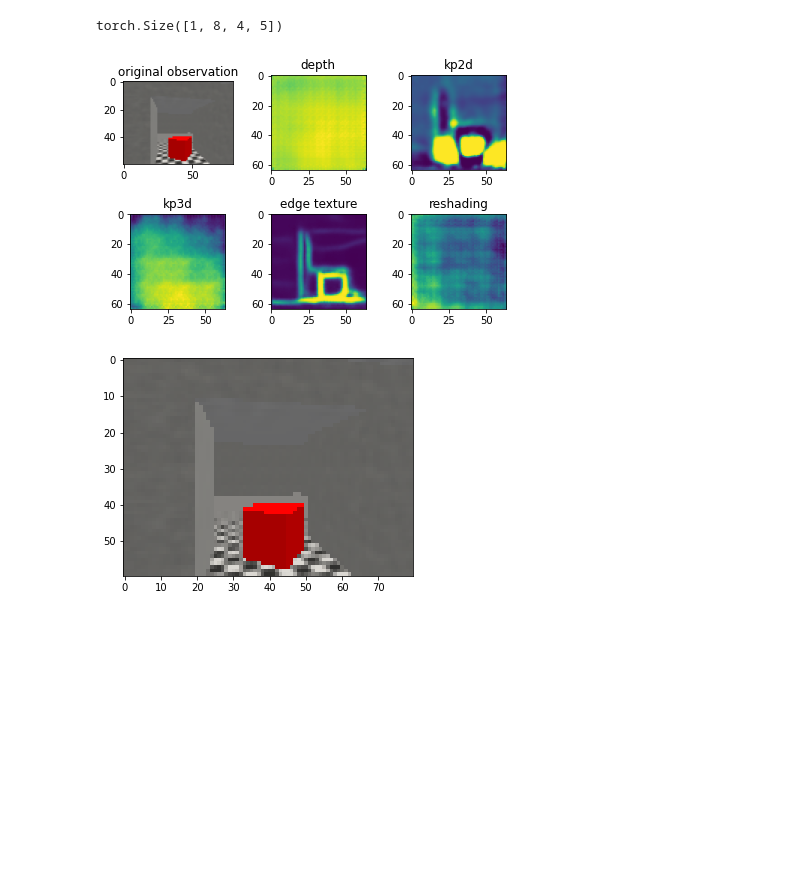
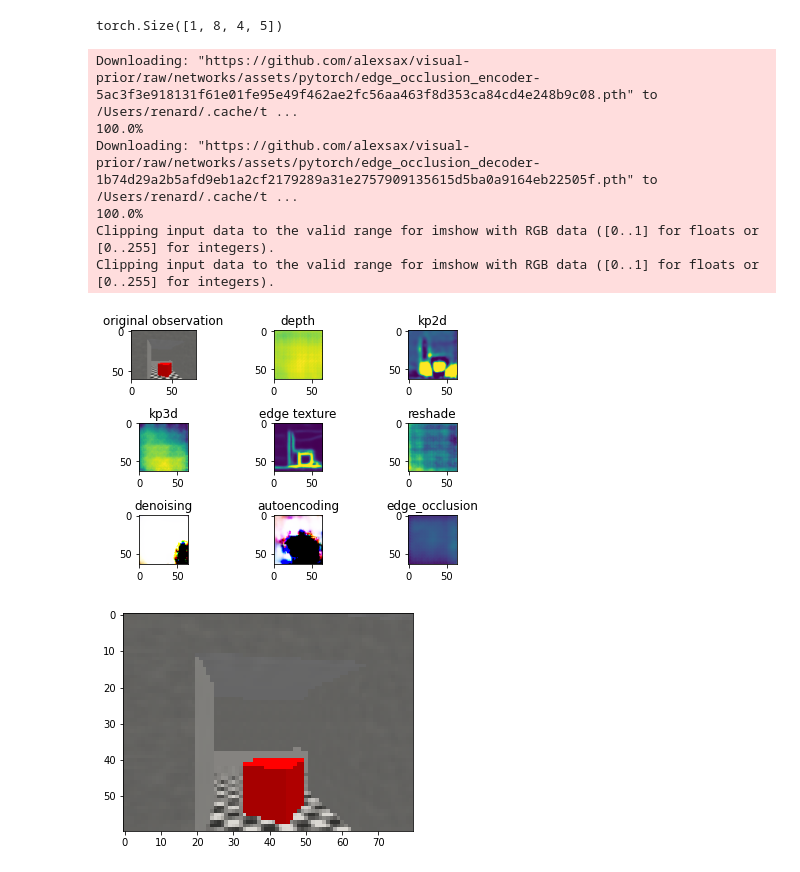
Before and after one commit to RenardDesNeiges/DRRN_miniworld, a Jupyter notebook: research/verify_env_priors.ipynb, the cells around one changed output. Cells and saved outputs as stored; diff of their text form; code cells hidden in the pictures; blank space fills up the shorter version.

```diff
--- a/research/verify_env_priors.ipynb
+++ b/research/verify_env_priors.ipynb
@@ -56,29 +56,44 @@ torch.Size([1, 8, 4, 5])
 # %%
 
 depth = visualpriors.feature_readout(o_t, 'depth_euclidean', device='cpu')
 kp2d = visualpriors.feature_readout(o_t, 'keypoints2d', device='cpu')
 kp3d = visualpriors.feature_readout(o_t, 'keypoints3d', device='cpu')
 etext = visualpriors.feature_readout(o_t, 'edge_texture', device='cpu')
 reshade = visualpriors.feature_readout(o_t, 'reshading', device='cpu')
+denoising = visualpriors.feature_readout(o_t, 'denoising', device='cpu')
+autoencoding = visualpriors.feature_readout(o_t, 'autoencoding', device='cpu')
+segment_unsup25d = visualpriors.feature_readout(o_t, 'edge_occlusion', device='cpu')
 
 
-fig, ((ax1, ax2, ax3), (ax4, ax5, ax6)) = plt.subplots(2, 3)
+fig, ((ax1, ax2, ax3), (ax4, ax5, ax6), (ax7, ax8, ax9)) = plt.subplots(3, 3)
 ax1.imshow(obs)
 ax1.set_title("original observation")
 ax2.imshow(depth[0,:,:,:].permute((1,2,0)))
 ax2.set_title("depth")
 ax3.imshow(kp2d[0,:,:,:].permute((1,2,0)))
 ax3.set_title("kp2d")
 ax4.imshow(kp3d[0,:,:,:].permute((1,2,0)))
 ax4.set_title("kp3d")
 ax5.imshow(etext[0,:,:,:].permute((1,2,0)))
 ax5.set_title("edge texture")
 ax6.imshow(reshade[0,:,:,:].permute((1,2,0)))
-ax6.set_title("reshading")
+ax6.set_title("reshade")
+ax7.imshow(denoising[0,:,:,:].permute((1,2,0)))
+ax7.set_title("denoising")
+ax8.imshow(autoencoding[0,:,:,:].permute((1,2,0)))
+ax8.set_title("autoencoding")
+ax9.imshow(segment_unsup25d[0,:,:,:].permute((1,2,0)))
+ax9.set_title("edge_occlusion")
 fig.tight_layout()
 plt.show()
 # %% [output]
+Downloading: "https://github.com/alexsax/visual-prior/raw/networks/assets/pytorch/edge_occlusion_encoder-5ac3f3e918131f61e01fe95e49f462ae2fc56aa463f8d353ca84cd4e248b9c08.pth" to /Users/renard/.cache/t ...
+100.0%
+Downloading: "https://github.com/alexsax/visual-prior/raw/networks/assets/pytorch/edge_occlusion_decoder-1b74d29a2b5afd9eb1a2cf2179289a31e2757909135615d5ba0a9164eb22505f.pth" to /Users/renard/.cache/t ...
+100.0%
+Clipping input data to the valid range for imshow with RGB data ([0..1] for floats or [0..255] for integers).
+Clipping input data to the valid range for imshow with RGB data ([0..1] for floats or [0..255] for integers).
-[figure, old version]
+[figure, new version]
 # %%
 plt.imshow(obs)
 plt.show()
```
Also changed, not shown: 2 other files.
